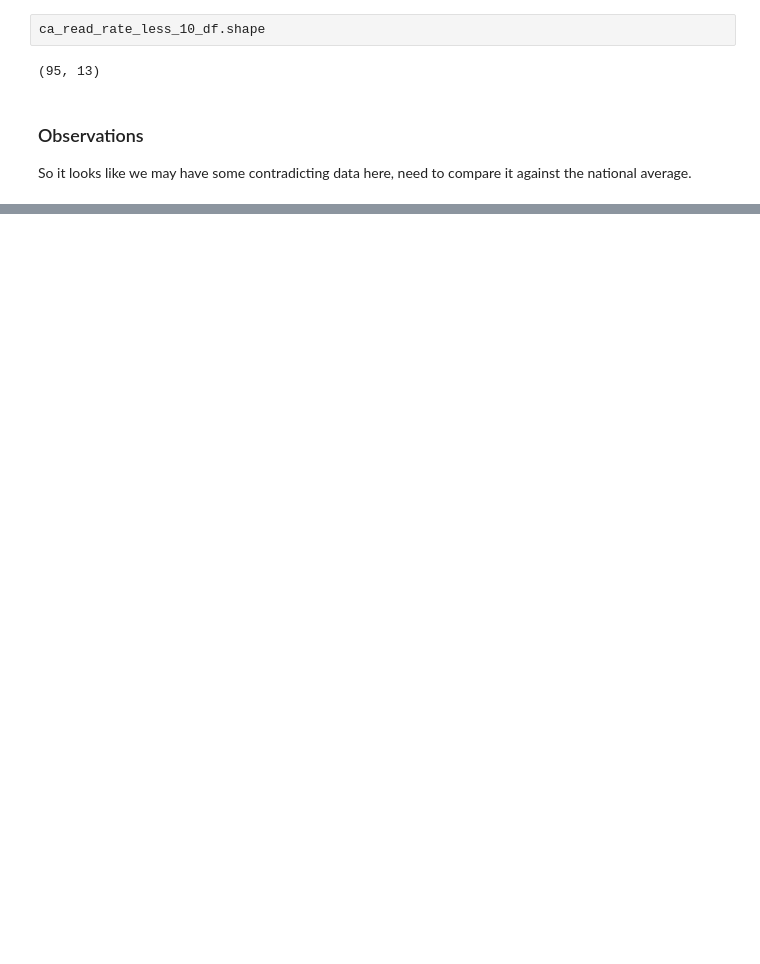
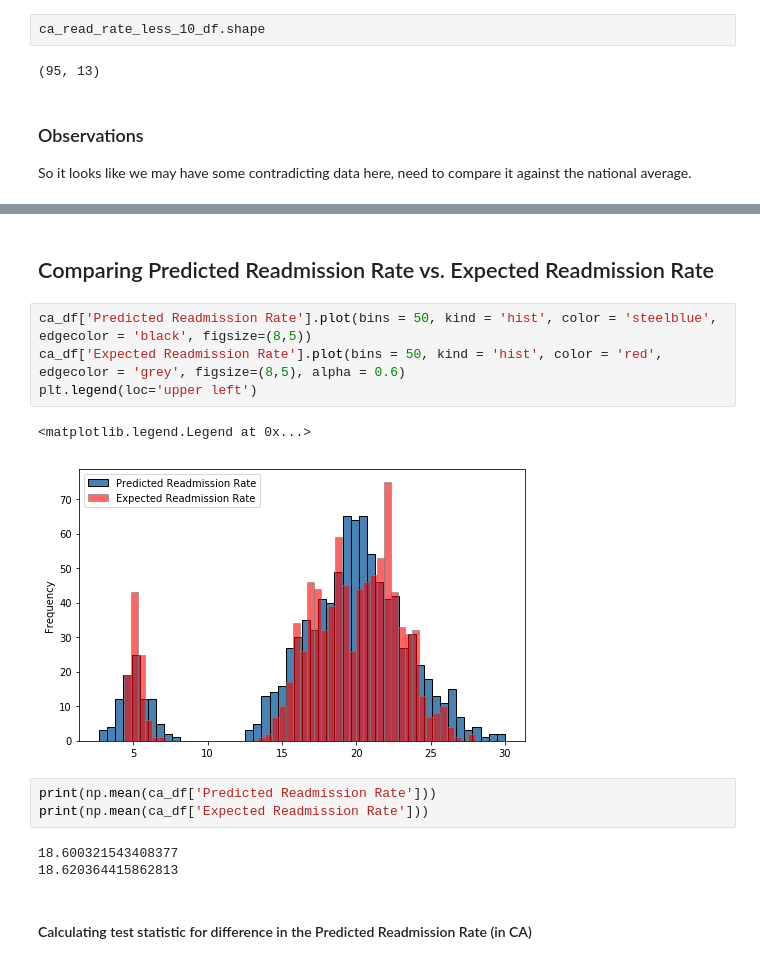
Before and after one commit to earny-joe/Springboard-DS-Portfolio, a Jupyter notebook: unit8/reduce-hospital-readmissions/hospital_readmit/sliderule_dsi_inferential_statistics_exercise_3.ipynb, the cells around one changed output, grey strips where cells are left out. Saved outputs shown, nothing was run; the diff lists cells and outputs as text; blank space fills up the shorter version.

```diff
--- a/unit8/reduce-hospital-readmissions/hospital_readmit/sliderule_dsi_inferential_statistics_exercise_3.ipynb
+++ b/unit8/reduce-hospital-readmissions/hospital_readmit/sliderule_dsi_inferential_statistics_exercise_3.ipynb
@@ -436,0 +439,17 @@ The standard deviation of Excess Readmission Ratio of hospitals nationally with
+# %% [markdown]
+## Comparing Predicted Readmission Rate vs. Expected Readmission Rate
+# %%
+ca_df['Predicted Readmission Rate'].plot(bins = 50, kind = 'hist', color = 'steelblue', edgecolor = 'black', figsize=(8,5))
+ca_df['Expected Readmission Rate'].plot(bins = 50, kind = 'hist', color = 'red', edgecolor = 'grey', figsize=(8,5), alpha = 0.6)
+plt.legend(loc='upper left')
+# %% [output]
+<matplotlib.legend.Legend at 0x...>
+[figure, added]
+# %%
+print(np.mean(ca_df['Predicted Readmission Rate']))
+print(np.mean(ca_df['Expected Readmission Rate']))
+# %% [output]
+18.600321543408377
+18.620364415862813
+# %% [markdown]
+#### Calculating test statistic for difference in the Predicted Readmission Rate (in CA)
```
Also changed, not shown: parts of 13 cells of this notebook.
